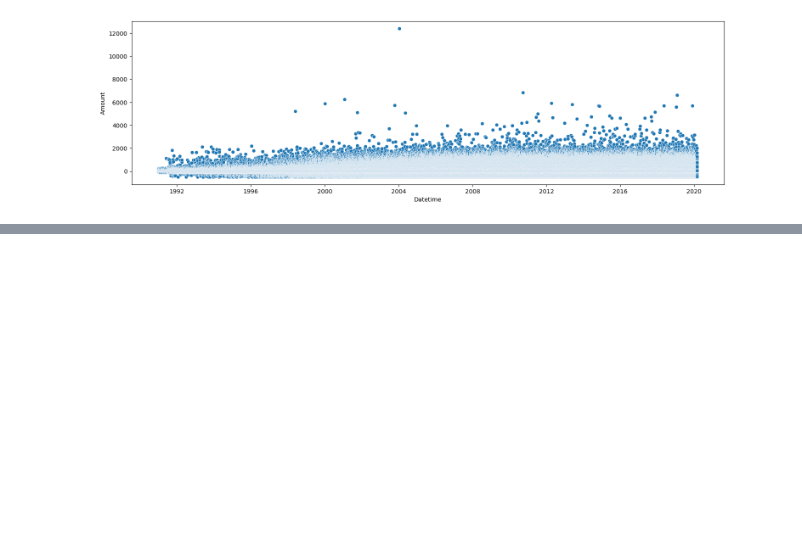
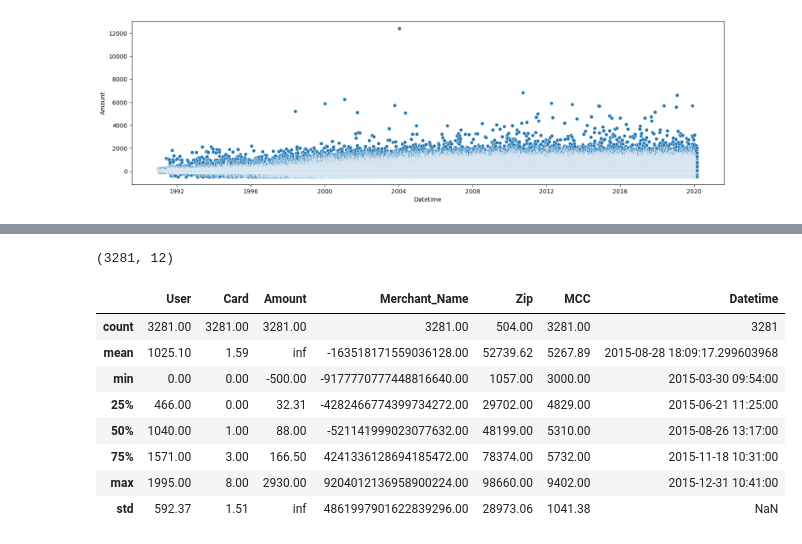
Before and after one commit to Yichen-Z/ece5831-2023-ccf, a Jupyter notebook: explore_transactions.ipynb, the cells around one changed output, grey strips where cells are left out. Cells and saved outputs as stored; diff of their text form; code cells hidden in the pictures; blank space fills up the shorter version.

```diff
--- a/explore_transactions.ipynb
+++ b/explore_transactions.ipynb
@@ -427,0 +583,15 @@ plt.show()
+# %%
+train_f_pool = fdf.loc[(fdf['Datetime'] >= '2015-01-01') & (fdf['Datetime'] < '2016-01-01')].copy()
+print(train_f_pool.shape)
+train_f_pool.describe()
+# %% [output]
+(3281, 12)
+|  | User | Card | Amount | Merchant_Name | Zip | MCC | Datetime |
+| count | 3281.00 | 3281.00 | 3281.00 | 3281.00 | 504.00 | 3281.00 | 3281 |
+| mean | 1025.10 | 1.59 | inf | -163518171559036128.00 | 52739.62 | 5267.89 | 2015-08-28 18:09:17.299603968 |
+| min | 0.00 | 0.00 | -500.00 | -9177770777448816640.00 | 1057.00 | 3000.00 | 2015-03-30 09:54:00 |
+| 25% | 466.00 | 0.00 | 32.31 | -4282466774399734272.00 | 29702.00 | 4829.00 | 2015-06-21 11:25:00 |
+| 50% | 1040.00 | 1.00 | 88.00 | -521141999023077632.00 | 48199.00 | 5310.00 | 2015-08-26 13:17:00 |
+| 75% | 1571.00 | 3.00 | 166.50 | 4241336128694185472.00 | 78374.00 | 5732.00 | 2015-11-18 10:31:00 |
+| max | 1995.00 | 8.00 | 2930.00 | 9204012136958900224.00 | 98660.00 | 9402.00 | 2015-12-31 10:41:00 |
+| std | 592.37 | 1.51 | inf | 4861997901622839296.00 | 28973.06 | 1041.38 | NaN |
```
Also changed, not shown: parts of 27 cells of this notebook.
